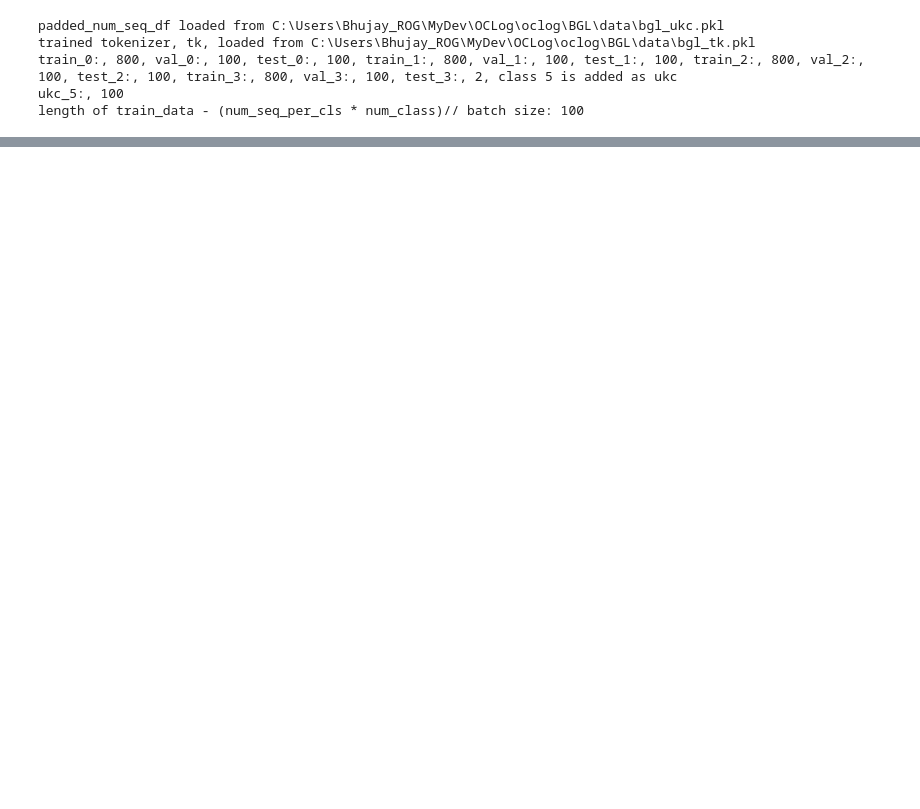
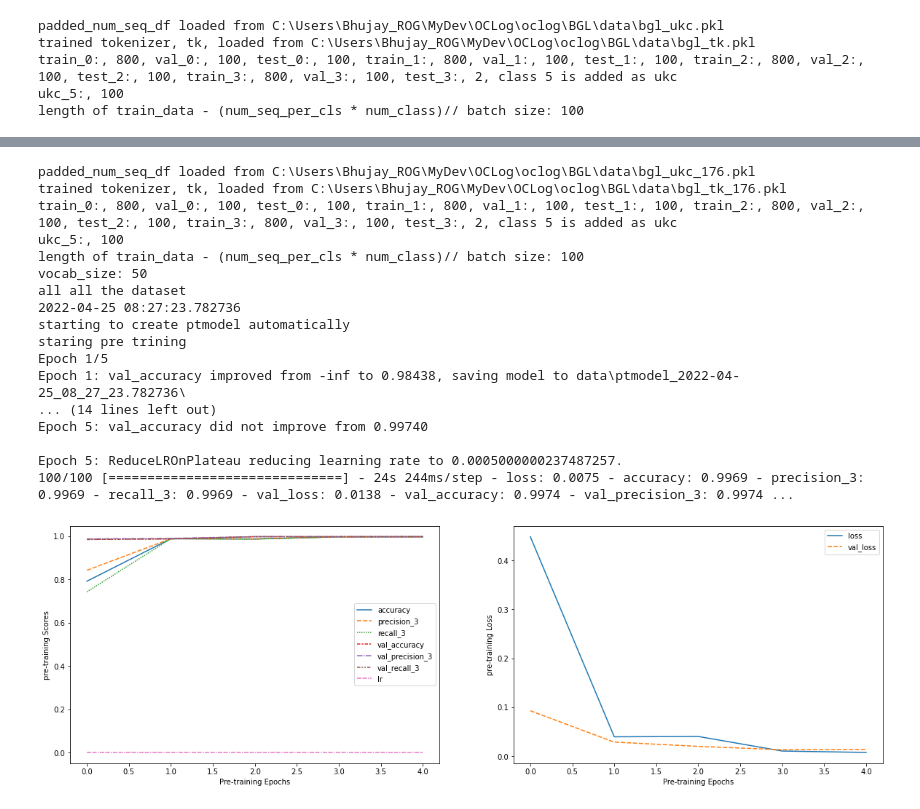
Before and after one commit to BhujayKumarBhatta/OCLog, a Jupyter notebook: oclog/openset/notebooks/VP2.ipynb, the cells around one changed output, grey strips where cells are left out. Cells and saved outputs as stored; diff of their text form; code cells hidden in the pictures; blank space fills up the shorter version.

```diff
--- a/oclog/openset/notebooks/VP2.ipynb
+++ b/oclog/openset/notebooks/VP2.ipynb
@@ -135,0 +161,29 @@ hist.on_epoch_end(1)
+# %%
+## with meta  176 ukc with 5 epochs
+train_data, val_data,  test_data, bglog  = oset.get_bgdata(bg_class_obj=BGLog,
+                                                           save_padded_num_sequences=False, load_from_pkl=True,
+                                                           padded_char_len=176, ablation=1000, tk_file='bgl_tk_176.pkl',
+                                                           pkl_file='bgl_ukc_176.pkl',
+                                                           designated_ukc_cls=designated_ukc_cls, debug=False)
+oset = OpenSet()
+ptmodel, hist, filepath = oset.train_ptmodel(bglog=bglog, train_data=train_data, val_data=val_data,
+                                             test_data=test_data, pt_epochs=5)
+# %% [output]
+padded_num_seq_df loaded from C:\Users\Bhujay_ROG\MyDev\OCLog\oclog\BGL\data\bgl_ukc_176.pkl
+trained tokenizer, tk, loaded from C:\Users\Bhujay_ROG\MyDev\OCLog\oclog\BGL\data\bgl_tk_176.pkl
+train_0:, 800, val_0:, 100, test_0:, 100, train_1:, 800, val_1:, 100, test_1:, 100, train_2:, 800, val_2:, 100, test_2:, 100, train_3:, 800, val_3:, 100, test_3:, 2, class 5 is added as ukc
+ukc_5:, 100
+length of train_data - (num_seq_per_cls * num_class)// batch size: 100
+vocab_size: 50
+all all the dataset
+2022-04-25 08:27:23.782736
+starting to create ptmodel automatically
+staring pre trining
+Epoch 1/5
+Epoch 1: val_accuracy improved from -inf to 0.98438, saving model to data\ptmodel_2022-04-25_08_27_23.782736\
+... (14 lines left out)
+Epoch 5: val_accuracy did not improve from 0.99740
+
+Epoch 5: ReduceLROnPlateau reducing learning rate to 0.0005000000237487257.
+100/100 [==============================] - 24s 244ms/step - loss: 0.0075 - accuracy: 0.9969 - precision_3: 0.9969 - recall_3: 0.9969 - val_loss: 0.0138 - val_accuracy: 0.9974 - val_precision_3: 0.9974 ...
+[figure, added]
```
Also changed, not shown: parts of 19 cells of this notebook, 3 other files.
